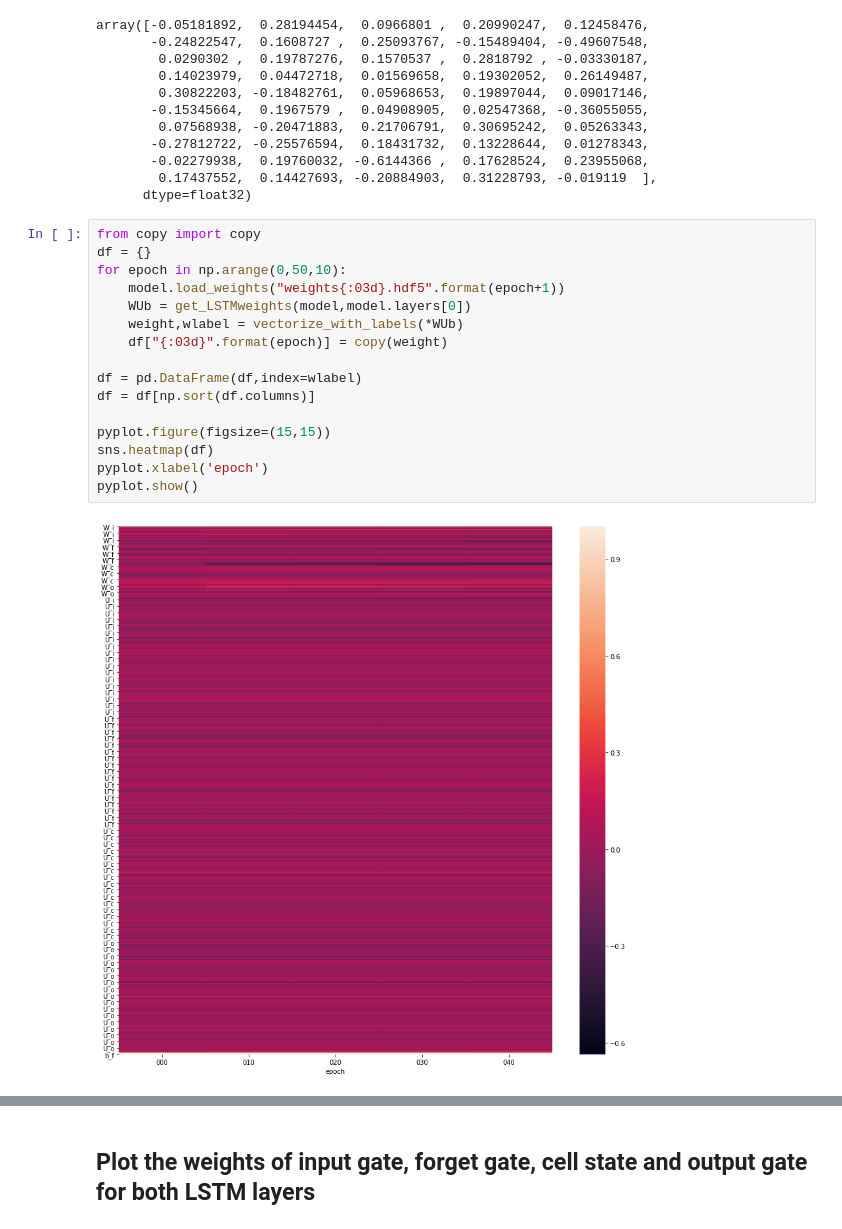
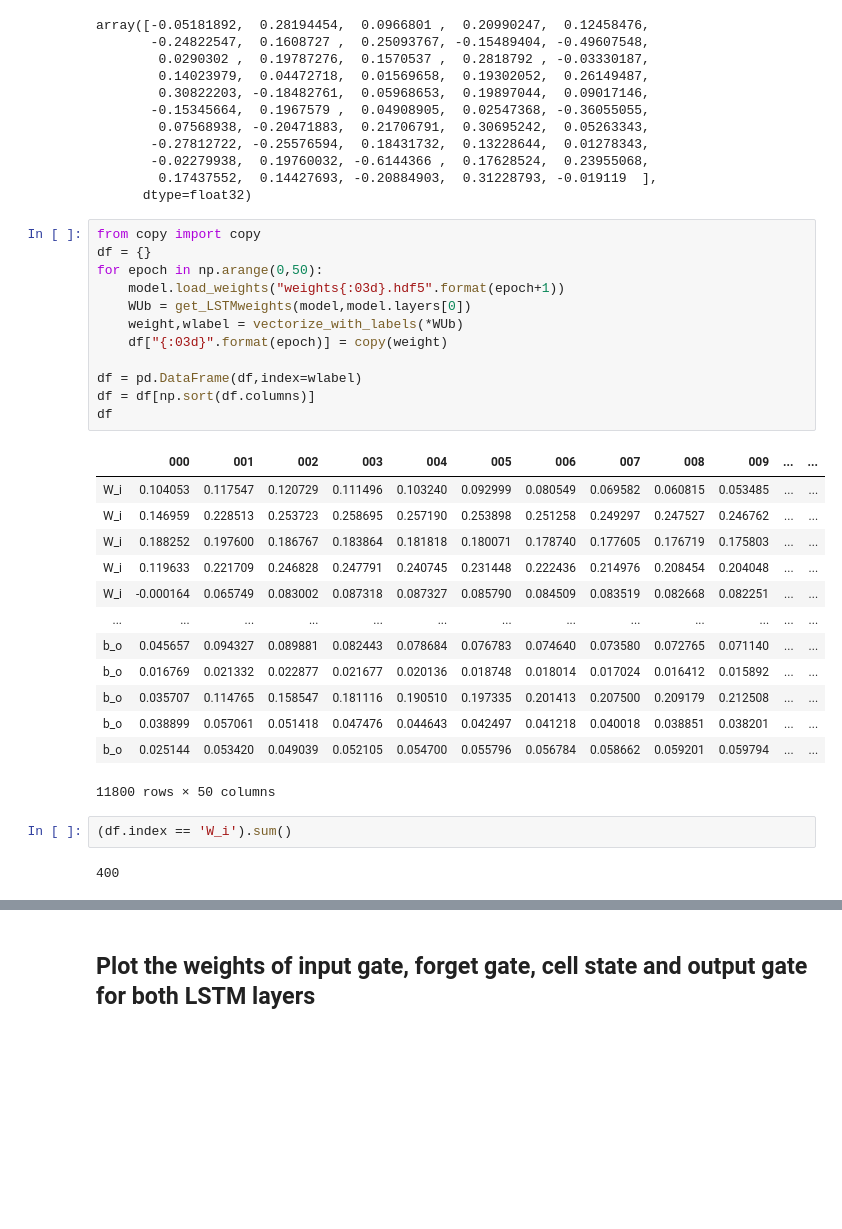
Before and after one commit to gj0706/my_research, a Jupyter notebook: neural_network/lstm_exploration.ipynb, the cells around one changed output, grey strips where cells are left out. Saved outputs shown, nothing was run; the diff lists cells and outputs as text; blank space fills up the shorter version.

Commit message:
df with all weights from all epochs

```diff
--- a/neural_network/lstm_exploration.ipynb
+++ b/neural_network/lstm_exploration.ipynb
@@ -557,18 +541,30 @@ array([-0.05181892,  0.28194454,  0.0966801 ,  0.20990247,  0.12458476,
 # %%
 from copy import copy
 df = {}
-for epoch in np.arange(0,50,10):
+for epoch in np.arange(0,50):
     model.load_weights("weights{:03d}.hdf5".format(epoch+1))
     WUb = get_LSTMweights(model,model.layers[0])
     weight,wlabel = vectorize_with_labels(*WUb)
     df["{:03d}".format(epoch)] = copy(weight)
 
 df = pd.DataFrame(df,index=wlabel)
 df = df[np.sort(df.columns)]
-
-pyplot.figure(figsize=(15,15))
-sns.heatmap(df)
-pyplot.xlabel('epoch')
-pyplot.show()
+df
 # %% [output]
-[figure, removed]
+|  | 000 | 001 | 002 | 003 | 004 | 005 | 006 | 007 | 008 | 009 | ... | ... |
+| W_i | 0.104053 | 0.117547 | 0.120729 | 0.111496 | 0.103240 | 0.092999 | 0.080549 | 0.069582 | 0.060815 | 0.053485 | ... | ... |
+| W_i | 0.146959 | 0.228513 | 0.253723 | 0.258695 | 0.257190 | 0.253898 | 0.251258 | 0.249297 | 0.247527 | 0.246762 | ... | ... |
+| W_i | 0.188252 | 0.197600 | 0.186767 | 0.183864 | 0.181818 | 0.180071 | 0.178740 | 0.177605 | 0.176719 | 0.175803 | ... | ... |
+| W_i | 0.119633 | 0.221709 | 0.246828 | 0.247791 | 0.240745 | 0.231448 | 0.222436 | 0.214976 | 0.208454 | 0.204048 | ... | ... |
+| W_i | -0.000164 | 0.065749 | 0.083002 | 0.087318 | 0.087327 | 0.085790 | 0.084509 | 0.083519 | 0.082668 | 0.082251 | ... | ... |
+| ... | ... | ... | ... | ... | ... | ... | ... | ... | ... | ... | ... | ... |
+| b_o | 0.045657 | 0.094327 | 0.089881 | 0.082443 | 0.078684 | 0.076783 | 0.074640 | 0.073580 | 0.072765 | 0.071140 | ... | ... |
+| b_o | 0.016769 | 0.021332 | 0.022877 | 0.021677 | 0.020136 | 0.018748 | 0.018014 | 0.017024 | 0.016412 | 0.015892 | ... | ... |
+| b_o | 0.035707 | 0.114765 | 0.158547 | 0.181116 | 0.190510 | 0.197335 | 0.201413 | 0.207500 | 0.209179 | 0.212508 | ... | ... |
+| b_o | 0.038899 | 0.057061 | 0.051418 | 0.047476 | 0.044643 | 0.042497 | 0.041218 | 0.040018 | 0.038851 | 0.038201 | ... | ... |
+| b_o | 0.025144 | 0.053420 | 0.049039 | 0.052105 | 0.054700 | 0.055796 | 0.056784 | 0.058662 | 0.059201 | 0.059794 | ... | ... |
+11800 rows × 50 columns
+# %%
+(df.index == 'W_i').sum()
+# %% [output]
+400
```
Also changed, not shown: parts of 9 cells of this notebook.
